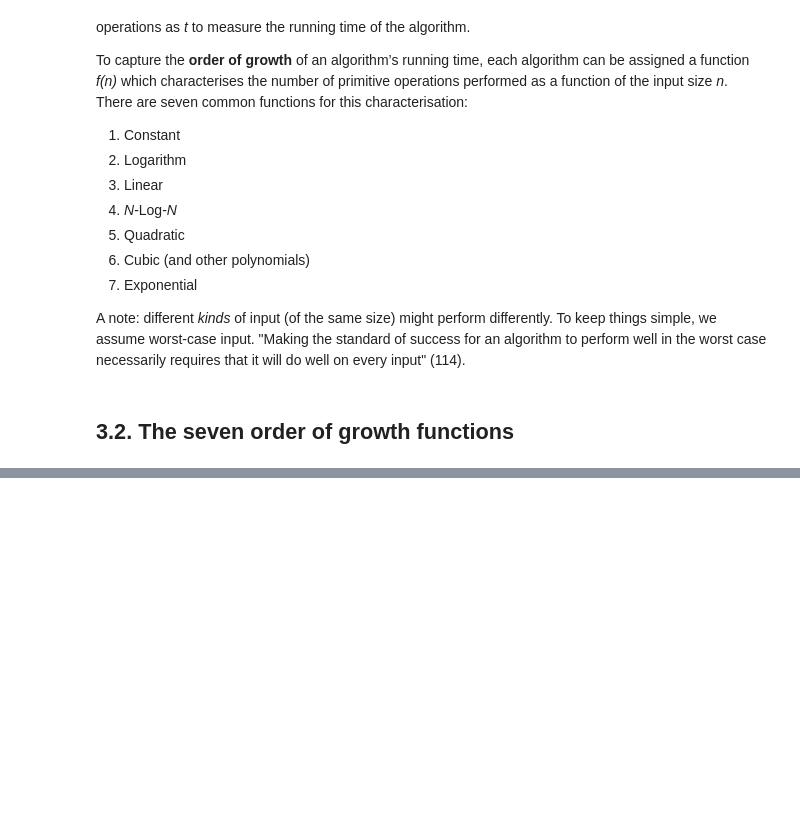
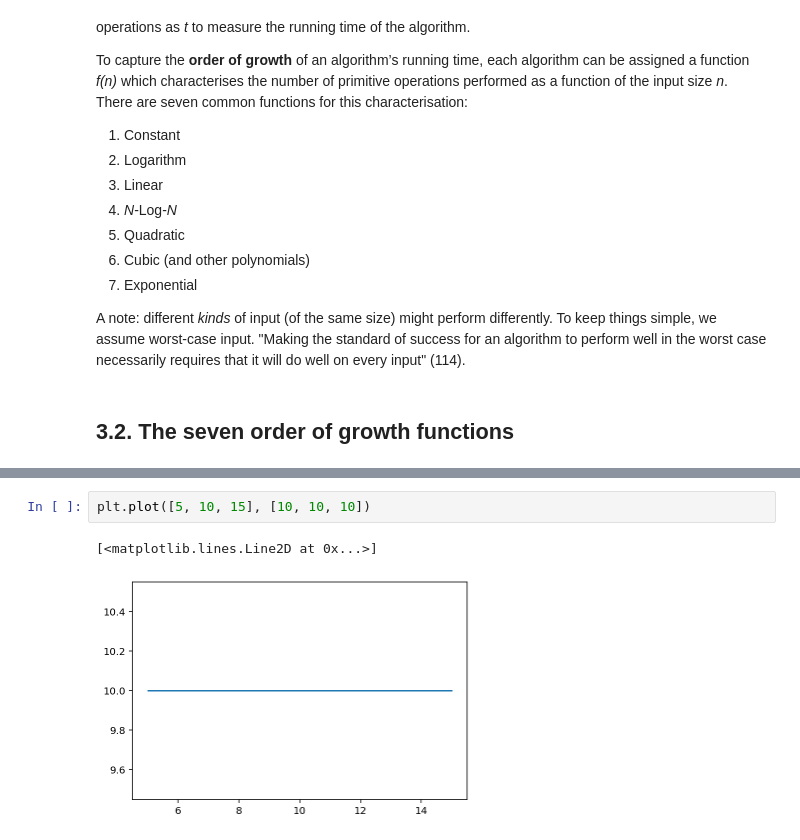
Before and after one commit to idmyn/data-structures-and-algorithms-in-python, a Jupyter notebook: notebooks/ch-03.ipynb, the cells around one changed output, grey strips where cells are left out. Cells and saved outputs as stored; diff of their text form; blank space fills up the shorter version.

```diff
--- a/notebooks/ch-03.ipynb
+++ b/notebooks/ch-03.ipynb
@@ -93,0 +100,5 @@ A note: different _kinds_ of input (of the same size) might perform differently.
+# %%
+plt.plot([5, 10, 15], [10, 10, 10])
+# %% [output]
+[<matplotlib.lines.Line2D at 0x...>]
+[figure, added]
```
Also changed, not shown: parts of 6 cells of this notebook.
